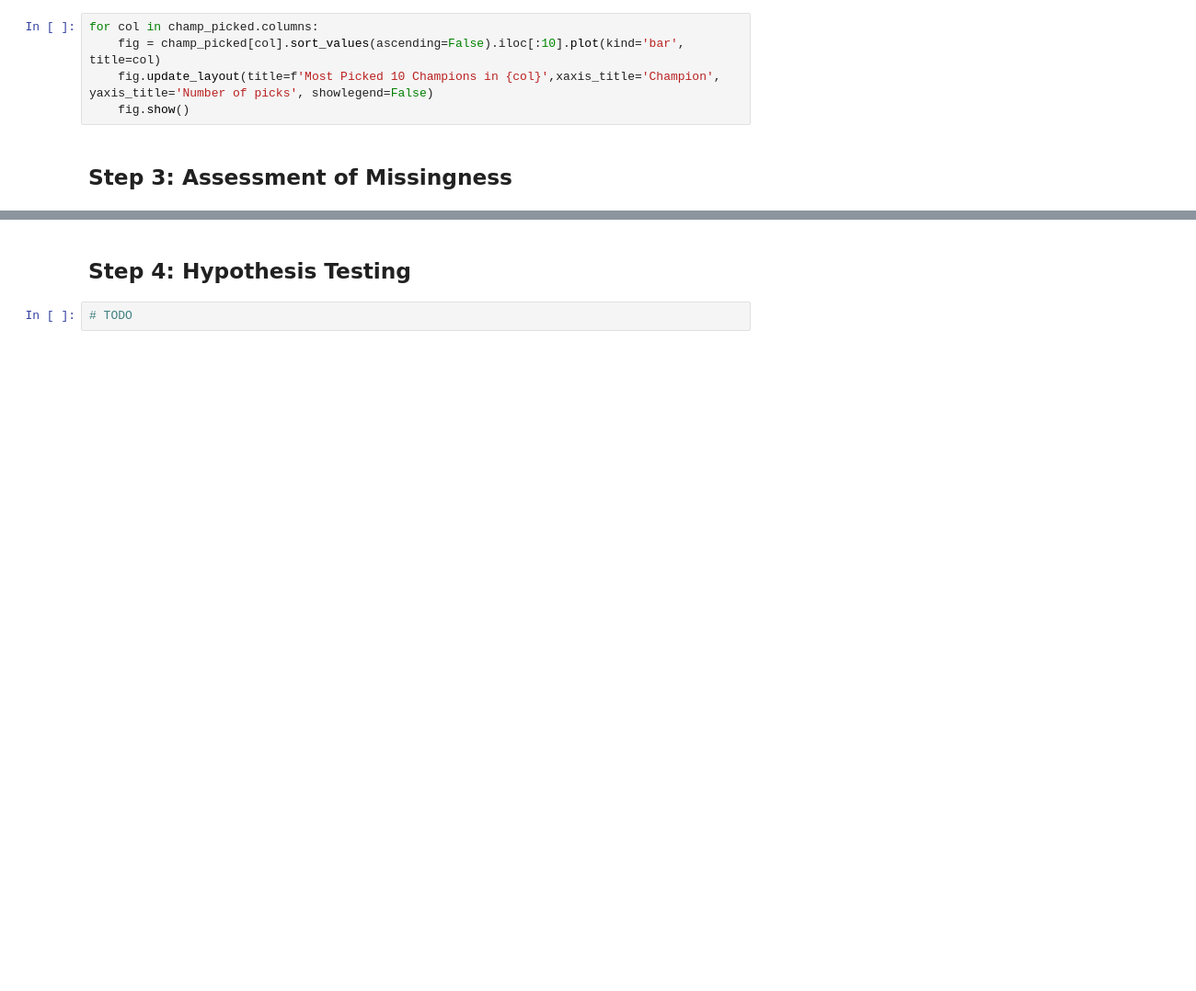
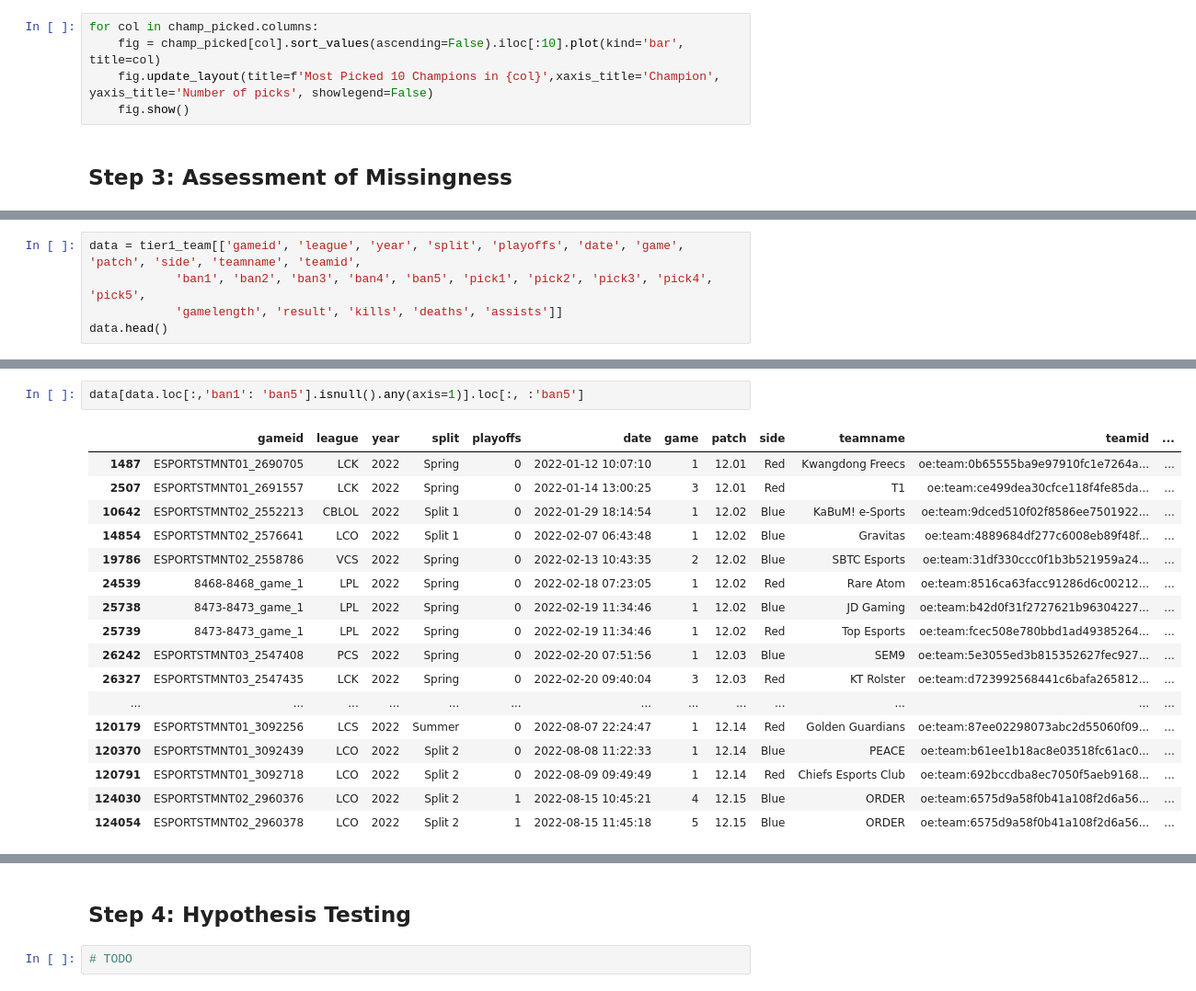
Before and after one commit to samuellee77/dsc80-project4, a Jupyter notebook: template.ipynb, the cells around one changed output, grey strips where cells are left out. Shown at 92% size. Drawn from its saved outputs; the diff is of its cells as text; blank space fills up the shorter version.

```diff
--- a/template.ipynb
+++ b/template.ipynb
@@ -284,0 +277,5 @@ for col in champ_picked.columns:
+# %%
+data = tier1_team[['gameid', 'league', 'year', 'split', 'playoffs', 'date', 'game', 'patch', 'side', 'teamname', 'teamid',
+            'ban1', 'ban2', 'ban3', 'ban4', 'ban5', 'pick1', 'pick2', 'pick3', 'pick4', 'pick5',
+            'gamelength', 'result', 'kills', 'deaths', 'assists']]
+data.head()
@@ -284,0 +325,20 @@ for col in champ_picked.columns:
+# %%
+data[data.loc[:,'ban1': 'ban5'].isnull().any(axis=1)].loc[:, :'ban5']
+# %% [output]
+|  | gameid | league | year | split | playoffs | date | game | patch | side | teamname | teamid | ... |
+| 1487 | ESPORTSTMNT01_2690705 | LCK | 2022 | Spring | 0 | 2022-01-12 10:07:10 | 1 | 12.01 | Red | Kwangdong Freecs | oe:team:0b65555ba9e97910fc1e7264a... | ... |
+| 2507 | ESPORTSTMNT01_2691557 | LCK | 2022 | Spring | 0 | 2022-01-14 13:00:25 | 3 | 12.01 | Red | T1 | oe:team:ce499dea30cfce118f4fe85da... | ... |
+| 10642 | ESPORTSTMNT02_2552213 | CBLOL | 2022 | Split 1 | 0 | 2022-01-29 18:14:54 | 1 | 12.02 | Blue | KaBuM! e-Sports | oe:team:9dced510f02f8586ee7501922... | ... |
+| 14854 | ESPORTSTMNT02_2576641 | LCO | 2022 | Split 1 | 0 | 2022-02-07 06:43:48 | 1 | 12.02 | Blue | Gravitas | oe:team:4889684df277c6008eb89f48f... | ... |
+| 19786 | ESPORTSTMNT02_2558786 | VCS | 2022 | Spring | 0 | 2022-02-13 10:43:35 | 2 | 12.02 | Blue | SBTC Esports | oe:team:31df330ccc0f1b3b521959a24... | ... |
+| 24539 | 8468-8468_game_1 | LPL | 2022 | Spring | 0 | 2022-02-18 07:23:05 | 1 | 12.02 | Red | Rare Atom | oe:team:8516ca63facc91286d6c00212... | ... |
+| 25738 | 8473-8473_game_1 | LPL | 2022 | Spring | 0 | 2022-02-19 11:34:46 | 1 | 12.02 | Blue | JD Gaming | oe:team:b42d0f31f2727621b96304227... | ... |
+| 25739 | 8473-8473_game_1 | LPL | 2022 | Spring | 0 | 2022-02-19 11:34:46 | 1 | 12.02 | Red | Top Esports | oe:team:fcec508e780bbd1ad49385264... | ... |
+| 26242 | ESPORTSTMNT03_2547408 | PCS | 2022 | Spring | 0 | 2022-02-20 07:51:56 | 1 | 12.03 | Blue | SEM9 | oe:team:5e3055ed3b815352627fec927... | ... |
+| 26327 | ESPORTSTMNT03_2547435 | LCK | 2022 | Spring | 0 | 2022-02-20 09:40:04 | 3 | 12.03 | Red | KT Rolster | oe:team:d723992568441c6bafa265812... | ... |
+| ... | ... | ... | ... | ... | ... | ... | ... | ... | ... | ... | ... | ... |
+| 120179 | ESPORTSTMNT01_3092256 | LCS | 2022 | Summer | 0 | 2022-08-07 22:24:47 | 1 | 12.14 | Red | Golden Guardians | oe:team:87ee02298073abc2d55060f09... | ... |
+| 120370 | ESPORTSTMNT01_3092439 | LCO | 2022 | Split 2 | 0 | 2022-08-08 11:22:33 | 1 | 12.14 | Blue | PEACE | oe:team:b61ee1b18ac8e03518fc61ac0... | ... |
+| 120791 | ESPORTSTMNT01_3092718 | LCO | 2022 | Split 2 | 0 | 2022-08-09 09:49:49 | 1 | 12.14 | Red | Chiefs Esports Club | oe:team:692bccdba8ec7050f5aeb9168... | ... |
+| 124030 | ESPORTSTMNT02_2960376 | LCO | 2022 | Split 2 | 1 | 2022-08-15 10:45:21 | 4 | 12.15 | Blue | ORDER | oe:team:6575d9a58f0b41a108f2d6a56... | ... |
+| 124054 | ESPORTSTMNT02_2960378 | LCO | 2022 | Split 2 | 1 | 2022-08-15 11:45:18 | 5 | 12.15 | Blue | ORDER | oe:team:6575d9a58f0b41a108f2d6a56... | ... |
```
Also changed, not shown: parts of 18 cells of this notebook.
